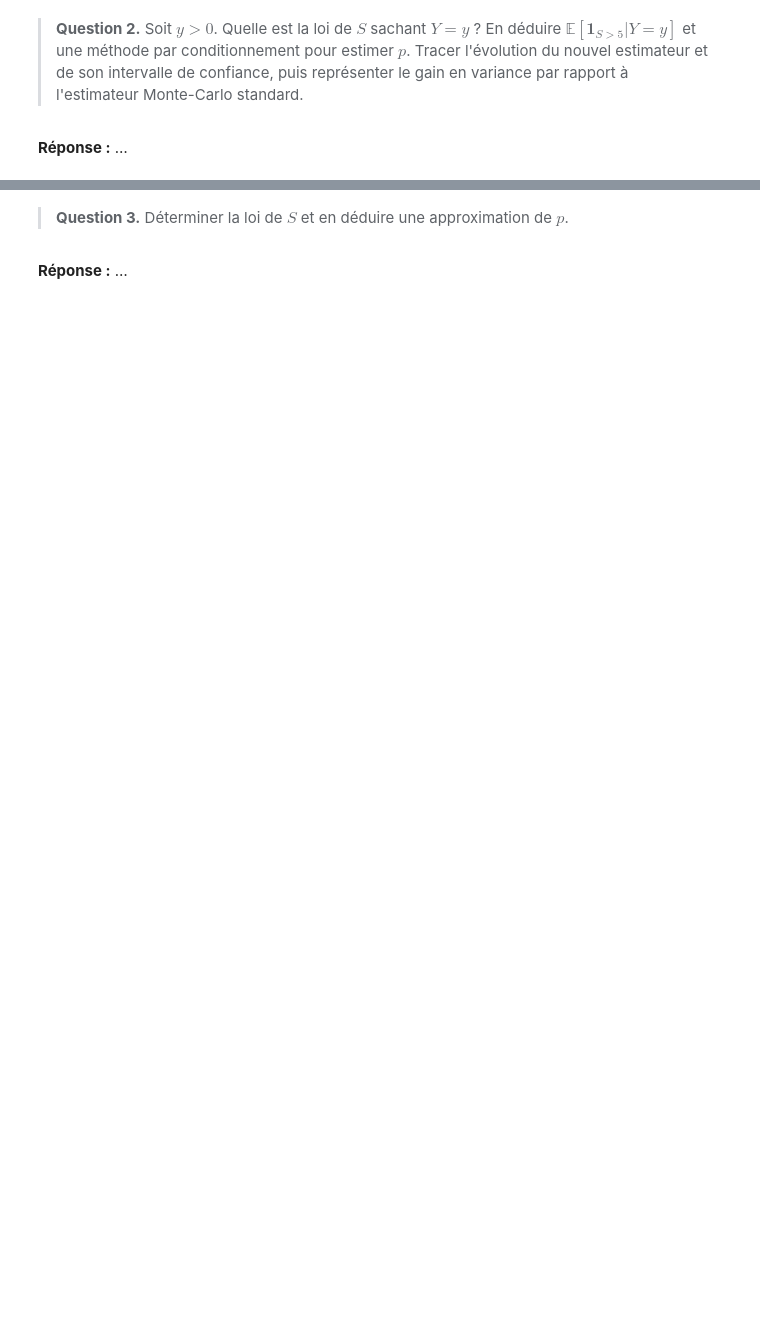
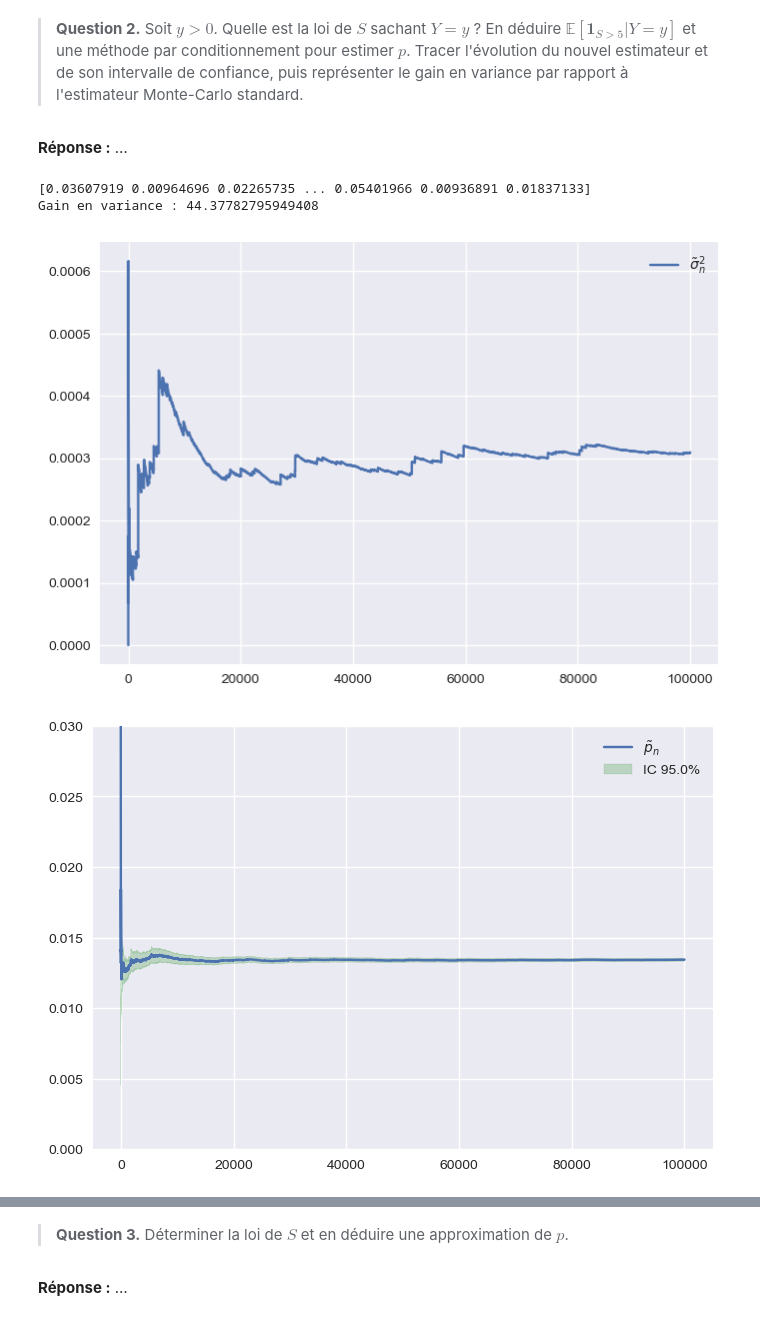
Before and after one commit to PolTibau/Statistique-Computationnelle, a Jupyter notebook: TP/TP2_student.ipynb, the cells around one changed output, grey strips where cells are left out. Saved outputs shown, nothing was run; the diff lists cells and outputs as text; code cells hidden in the pictures; blank space fills up the shorter version.

```diff
--- a/TP/TP2_student.ipynb
+++ b/TP/TP2_student.ipynb
@@ -296,30 +299,36 @@ puis représenter le gain en variance par rapport à l'estimateur Monte-Carlo st
 **Réponse :**
 …
 # %%
-# Answer
+#la loi conditionnelle est une exponentielle translatée de scale=1 et loc=y
+#si on prend les Y_n simulées a la partie dernière, on a:
+
+
 # Échantillonnage et calcul de E[1_{S_n>5}|Y_n]
-# Compléter
-
-# Fin compléter
+esp_n = 1-X.cdf(5-Y_n) #qui est l'esperance pour chaque terme de la simulation
 
 # Calcul de l'estimateur Monte-Carlo (estMC_cond), de l'estimateur de la variance (estvar_cond) et du rayon de l'intervalle de confiance (ic_bound_cond)
-# Compléter
-
-# Fin compléter
+estMC_cond = esp_n.cumsum()/n_range
+estvar_cond = (esp_n**2).cumsum()/n_range - estMC_cond**2
+ic_bound_cond = norm.ppf(1-level/2) * np.sqrt(estvar_cond/n_range)
 
 print("Gain en variance :", estvar[-1] / estvar_cond[-1])
 
 # Figures
 plt.figure()
 plt.plot(n_range, estvar_cond, label="$\\tilde \\sigma_n^2$")
 plt.legend()
 
 plt.figure()
 plt.plot(n_range, estMC_cond, label="$\\tilde{{p}}_n$")
 plt.fill_between(n_range, estMC_cond+ic_bound_cond, estMC_cond-ic_bound_cond, color='green', alpha=0.2, label=f"IC {100*(1-level)}%")
 plt.ylim(0, .03)
 plt.legend()
 
 plt.figure()
 plt.plot(n_range, estvar / np.fmax(estvar_cond, 1e-6), label="$\\hat{{\\sigma^2}} / \\tilde{{\\sigma_n}}^2$")
 plt.legend();
+# %% [output]
+[0.03607919 0.00964696 0.02265735 ... 0.05401966 0.00936891 0.01837133]
+Gain en variance : 44.37782795949408
+[figure, added]
+[figure, added]
```
Also changed, not shown: parts of 4 cells of this notebook.
